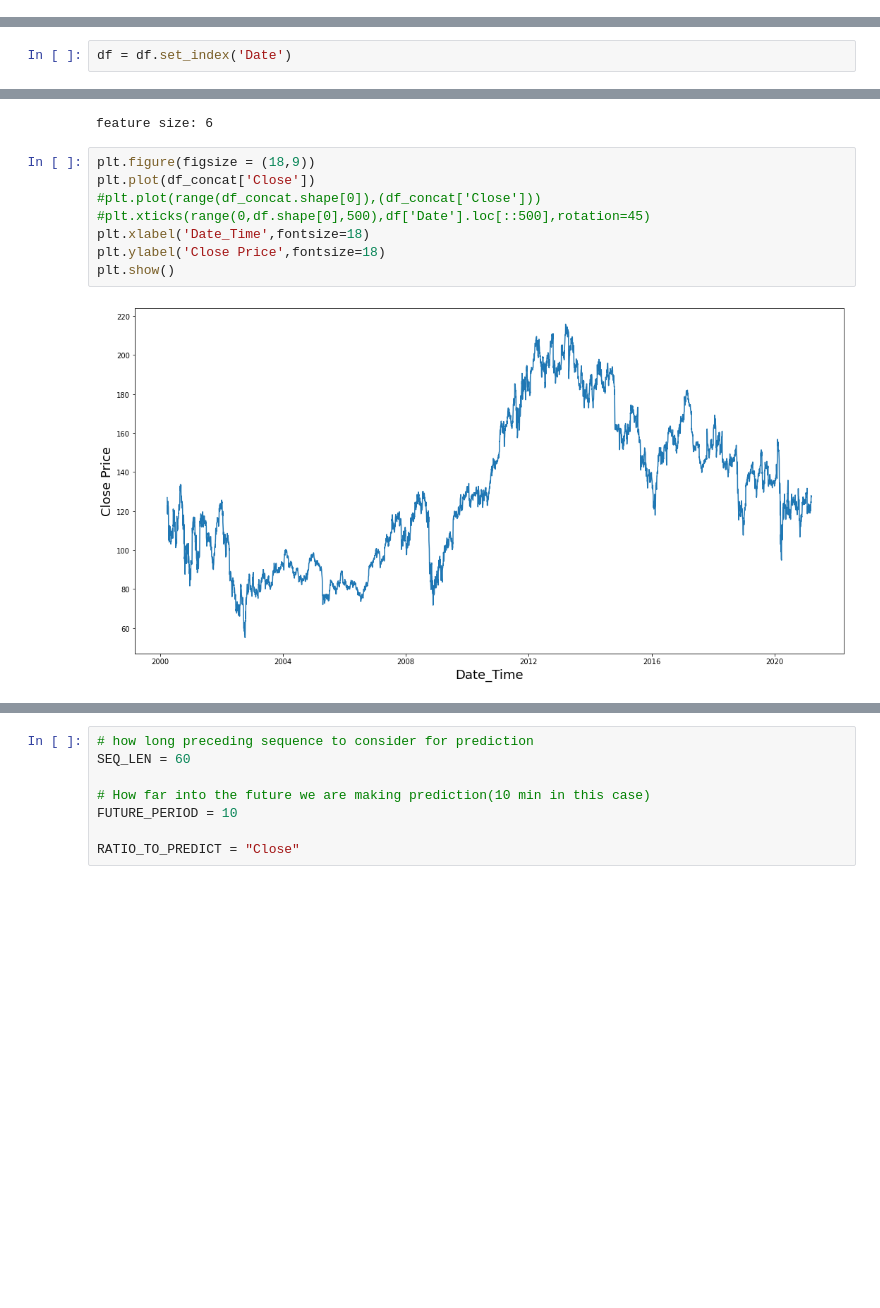
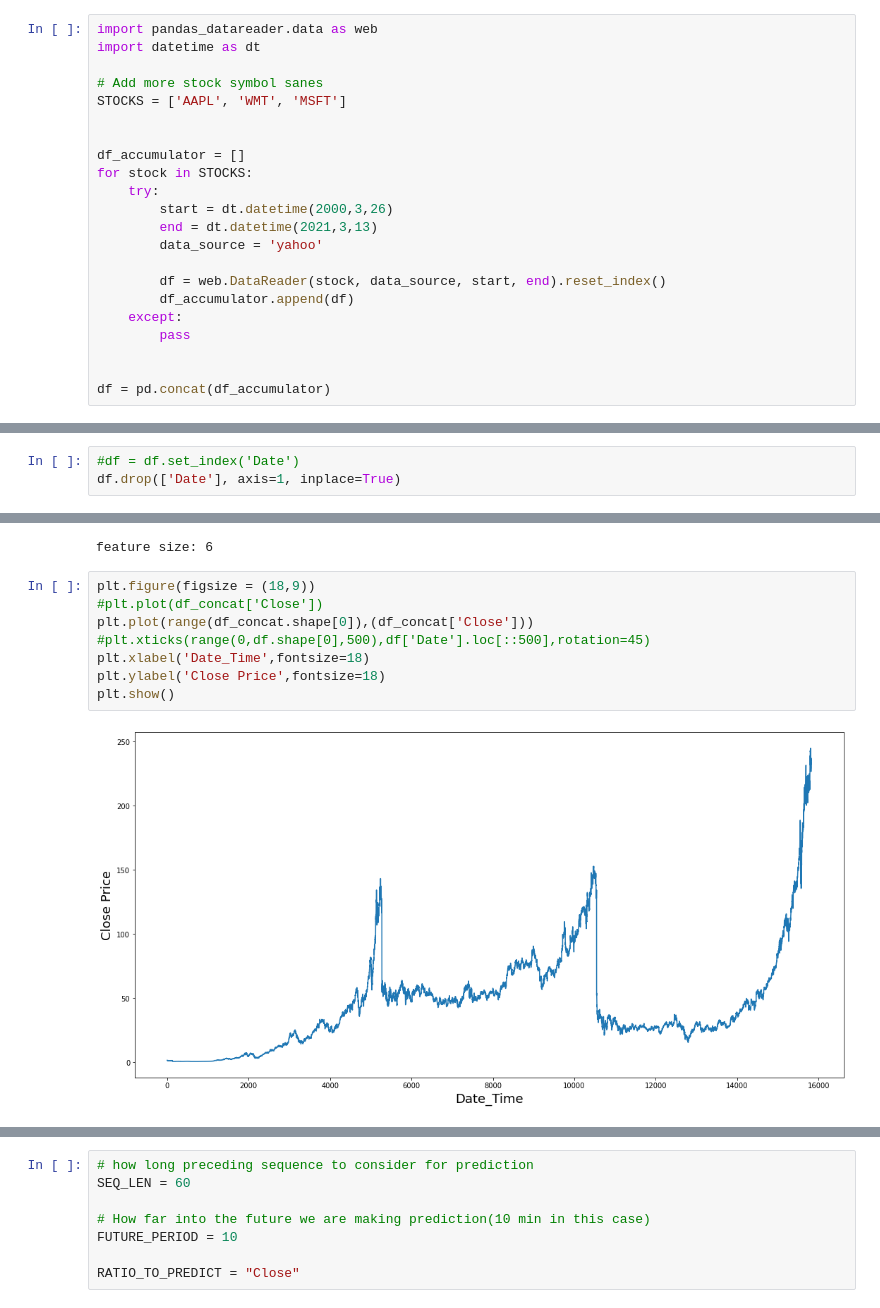
Before and after one commit to INF800/4x, a Jupyter notebook: tf_transformers_stock_prediction.ipynb, the cells around one changed output, grey strips where cells are left out. Drawn from its saved outputs; the diff is of its cells as text; blank space fills up the shorter version.

Commit message:
Add more stocks

```diff
--- a/tf_transformers_stock_prediction.ipynb
+++ b/tf_transformers_stock_prediction.ipynb
@@ -18,12 +18,35 @@ end = dt.datetime(2021,3,13)
 data_source = 'yahoo'
 
 df = web.DataReader(stock, data_source, start, end).reset_index()
+# %%
+import pandas_datareader.data as web
+import datetime as dt
+
+# Add more stock symbol sanes
+STOCKS = ['AAPL', 'WMT', 'MSFT']
+
+
+df_accumulator = []
+for stock in STOCKS:
+    try:
+        start = dt.datetime(2000,3,26)
+        end = dt.datetime(2021,3,13)
+        data_source = 'yahoo'
+
+        df = web.DataReader(stock, data_source, start, end).reset_index()
+        df_accumulator.append(df)
+    except:
+        pass
+
+
+df = pd.concat(df_accumulator)
 # %%
 df.columns
 # %% [output]
 Index(['Date', 'High', 'Low', 'Open', 'Close', 'Volume', 'Adj Close'], dtype='object')
-# %%
-df = df.set_index('Date')
+# %%
+#df = df.set_index('Date')
+df.drop(['Date'], axis=1, inplace=True)
 # %%
 # concatenate all features
 df_concat = df
@@ -39,14 +62,14 @@ print('feature size:', feat_size)
 feature size: 6
 # %%
 plt.figure(figsize = (18,9))
-plt.plot(df_concat['Close'])
-#plt.plot(range(df_concat.shape[0]),(df_concat['Close']))
+#plt.plot(df_concat['Close'])
+plt.plot(range(df_concat.shape[0]),(df_concat['Close']))
 #plt.xticks(range(0,df.shape[0],500),df['Date'].loc[::500],rotation=45)
 plt.xlabel('Date_Time',fontsize=18)
 plt.ylabel('Close Price',fontsize=18)
 plt.show()
 # %% [output]
-[figure, old version]
+[figure, new version]
 # %%
 df_concat.head()
 # %% [output]
```
Also changed, not shown: parts of 10 cells of this notebook.
